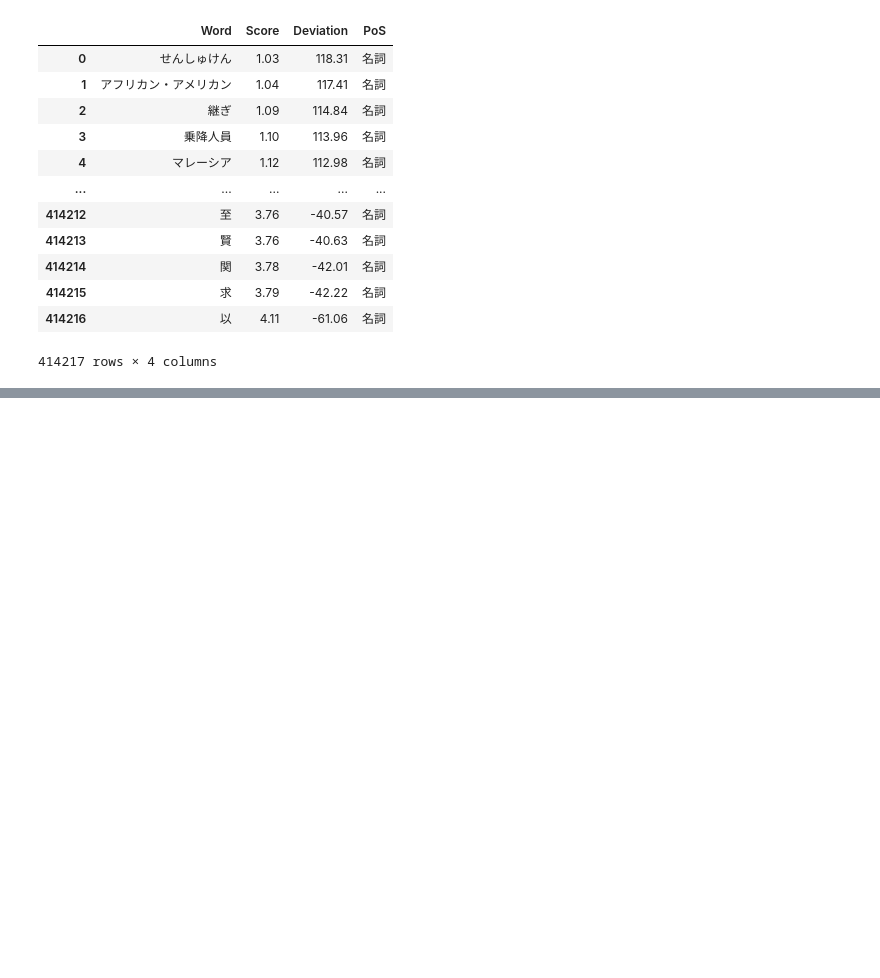
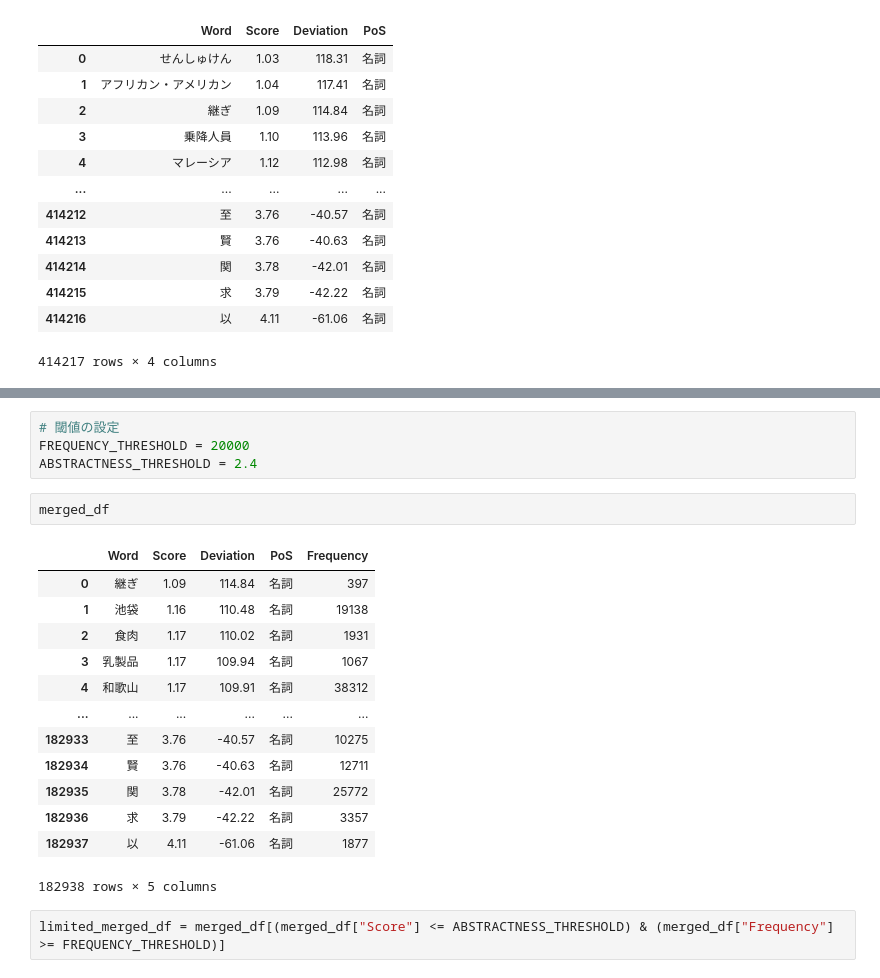
Before and after one commit to 0120MNGR/WordWolfML, a Jupyter notebook: similar_alg4.ipynb, the cells around one changed output, grey strips where cells are left out. Saved outputs shown, nothing was run; the diff lists cells and outputs as text; blank space fills up the shorter version.

```diff
--- a/similar_alg4.ipynb
+++ b/similar_alg4.ipynb
@@ -29,0 +107,22 @@ df
+# %%
+# 閾値の設定
+FREQUENCY_THRESHOLD = 20000
+ABSTRACTNESS_THRESHOLD = 2.4
+# %%
+merged_df
+# %% [output]
+|  | Word | Score | Deviation | PoS | Frequency |
+| 0 | 継ぎ | 1.09 | 114.84 | 名詞 | 397 |
+| 1 | 池袋 | 1.16 | 110.48 | 名詞 | 19138 |
+| 2 | 食肉 | 1.17 | 110.02 | 名詞 | 1931 |
+| 3 | 乳製品 | 1.17 | 109.94 | 名詞 | 1067 |
+| 4 | 和歌山 | 1.17 | 109.91 | 名詞 | 38312 |
+| ... | ... | ... | ... | ... | ... |
+| 182933 | 至 | 3.76 | -40.57 | 名詞 | 10275 |
+| 182934 | 賢 | 3.76 | -40.63 | 名詞 | 12711 |
+| 182935 | 関 | 3.78 | -42.01 | 名詞 | 25772 |
+| 182936 | 求 | 3.79 | -42.22 | 名詞 | 3357 |
+| 182937 | 以 | 4.11 | -61.06 | 名詞 | 1877 |
+182938 rows × 5 columns
+# %%
+limited_merged_df = merged_df[(merged_df["Score"] <= ABSTRACTNESS_THRESHOLD) & (merged_df["Frequency"] >= FREQUENCY_THRESHOLD)]
```
Also changed, not shown: parts of 11 cells of this notebook, 1 other file.
